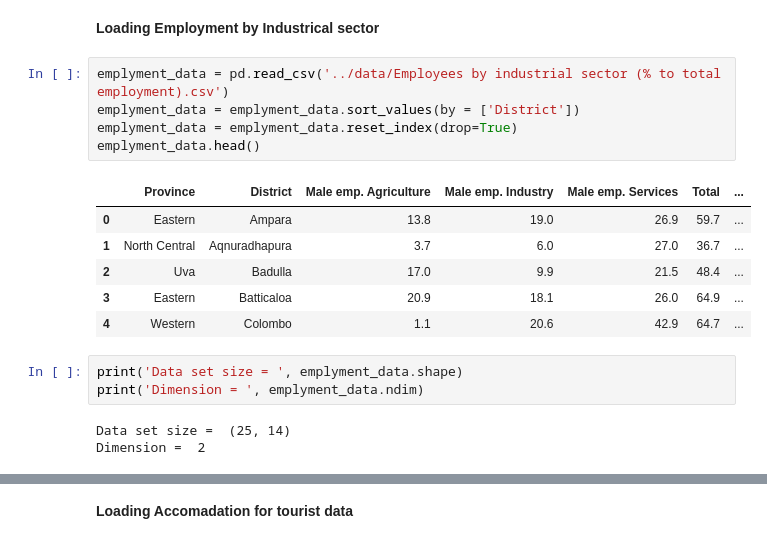
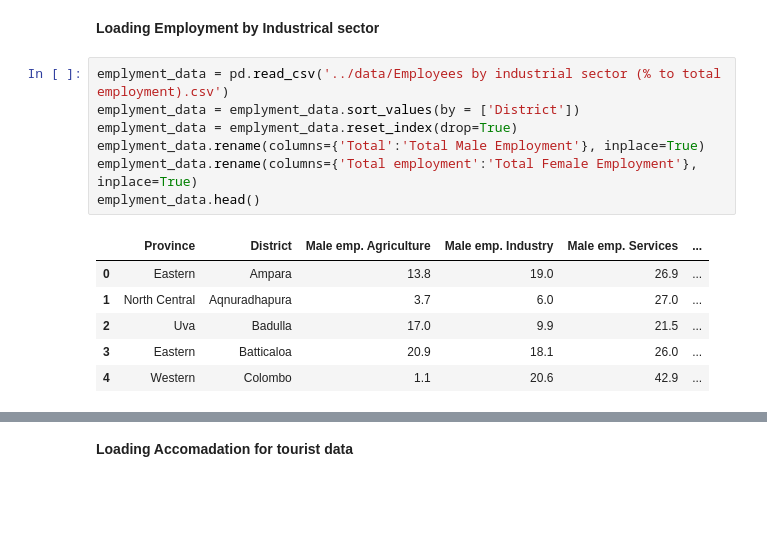
Before and after one commit to PraAnj/gov.lk.data.analysis, a Jupyter notebook: src/crime_analysis.ipynb, the cells around one changed output, grey strips where cells are left out. Cells and saved outputs as stored; diff of their text form; blank space fills up the shorter version.

Commit message:
Visualization-correlation and employment

```diff
--- a/src/crime_analysis.ipynb
+++ b/src/crime_analysis.ipynb
@@ -47,18 +50,14 @@ Data set size :  (25, 23)
 # %%
 emplyment_data = pd.read_csv('../data/Employees by industrial sector (% to total employment).csv')
 emplyment_data = emplyment_data.sort_values(by = ['District'])
 emplyment_data = emplyment_data.reset_index(drop=True)
+emplyment_data.rename(columns={'Total':'Total Male Employment'}, inplace=True)
+emplyment_data.rename(columns={'Total employment':'Total Female Employment'}, inplace=True)
 emplyment_data.head()
 # %% [output]
-|  | Province | District | Male emp. Agriculture | Male emp. Industry | Male emp. Services | Total | ... |
-| 0 | Eastern | Ampara | 13.8 | 19.0 | 26.9 | 59.7 | ... |
-| 1 | North Central | Aqnuradhapura | 3.7 | 6.0 | 27.0 | 36.7 | ... |
-| 2 | Uva | Badulla | 17.0 | 9.9 | 21.5 | 48.4 | ... |
-| 3 | Eastern | Batticaloa | 20.9 | 18.1 | 26.0 | 64.9 | ... |
-| 4 | Western | Colombo | 1.1 | 20.6 | 42.9 | 64.7 | ... |
+|  | Province | District | Male emp. Agriculture | Male emp. Industry | Male emp. Services | ... |
+| 0 | Eastern | Ampara | 13.8 | 19.0 | 26.9 | ... |
+| 1 | North Central | Aqnuradhapura | 3.7 | 6.0 | 27.0 | ... |
+| 2 | Uva | Badulla | 17.0 | 9.9 | 21.5 | ... |
+| 3 | Eastern | Batticaloa | 20.9 | 18.1 | 26.0 | ... |
+| 4 | Western | Colombo | 1.1 | 20.6 | 42.9 | ... |
-# %%
-print('Data set size = ', emplyment_data.shape)
-print('Dimension = ', emplyment_data.ndim)
-# %% [output]
-Data set size =  (25, 14)
-Dimension =  2
```
Also changed, not shown: parts of 5 cells of this notebook.
